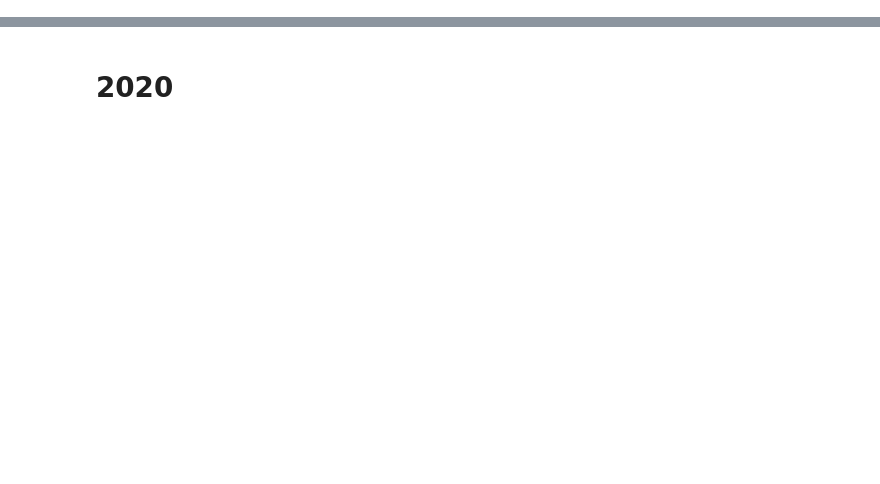
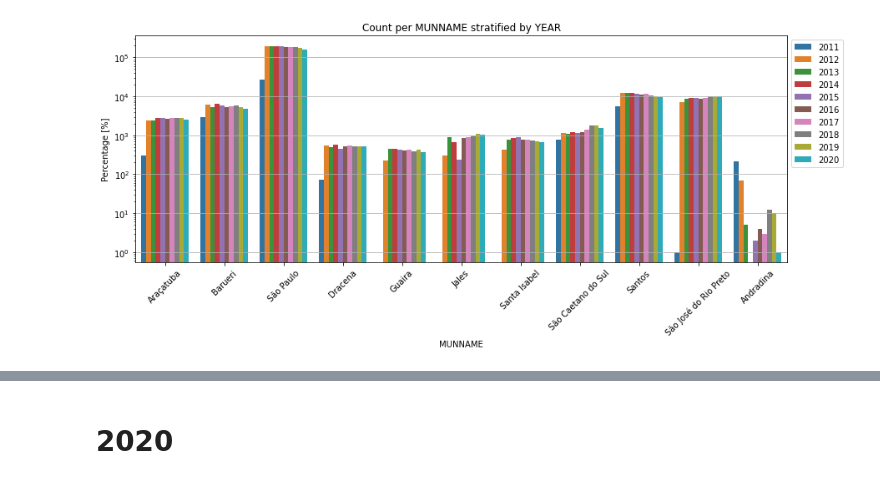
Before and after one commit to Kotzly/DS4H_Course, a Jupyter notebook: notebooks/DS4H_full.ipynb, the cells around one changed output, grey strips where cells are left out. Saved outputs shown, nothing was run; the diff lists cells and outputs as text; code cells hidden in the pictures; blank space fills up the shorter version.

```diff
--- a/notebooks/DS4H_full.ipynb
+++ b/notebooks/DS4H_full.ipynb
@@ -119,3 +318,5 @@ pct_plot(df, "MUNNAME", "RACACOR", percentage=True)
 # %%
-pct_plot(df, "YEAR", "MUNNAME", percentage=True, y_logscale=True)
+pct_plot(df, "MUNNAME", "YEAR", percentage=False, y_logscale=True)
+# %% [output]
+[figure, added]
 # %%
```
Also changed, not shown: parts of 29 cells of this notebook.
